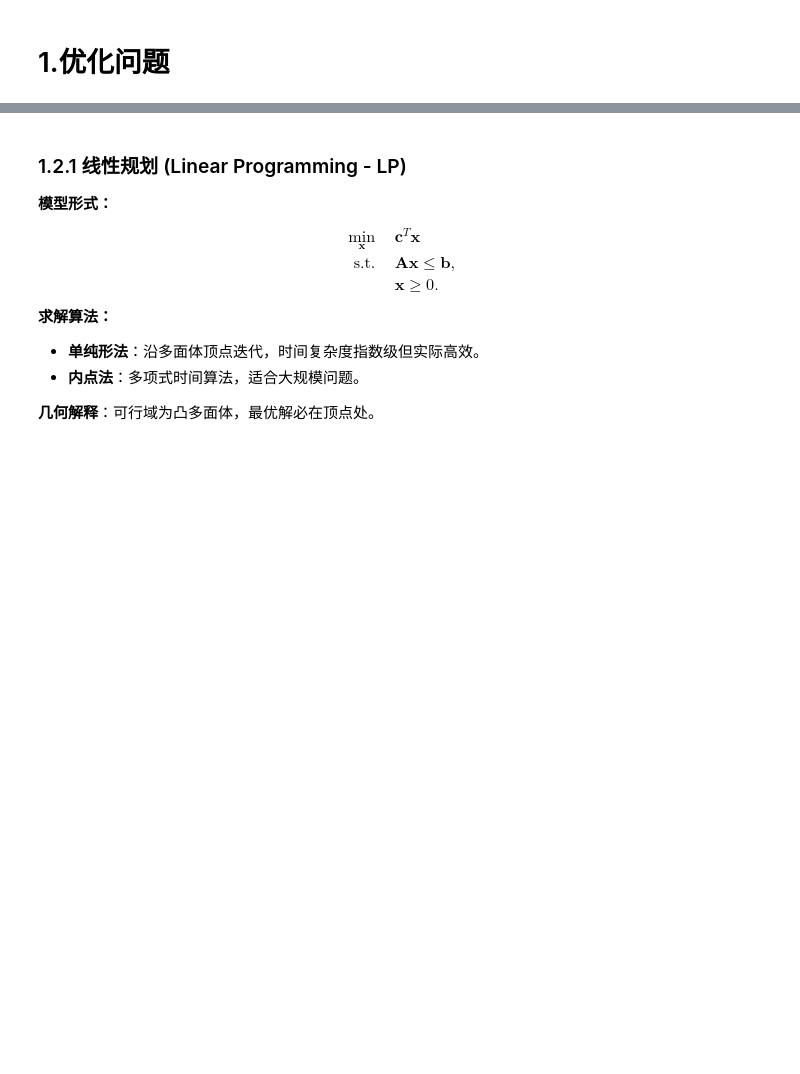
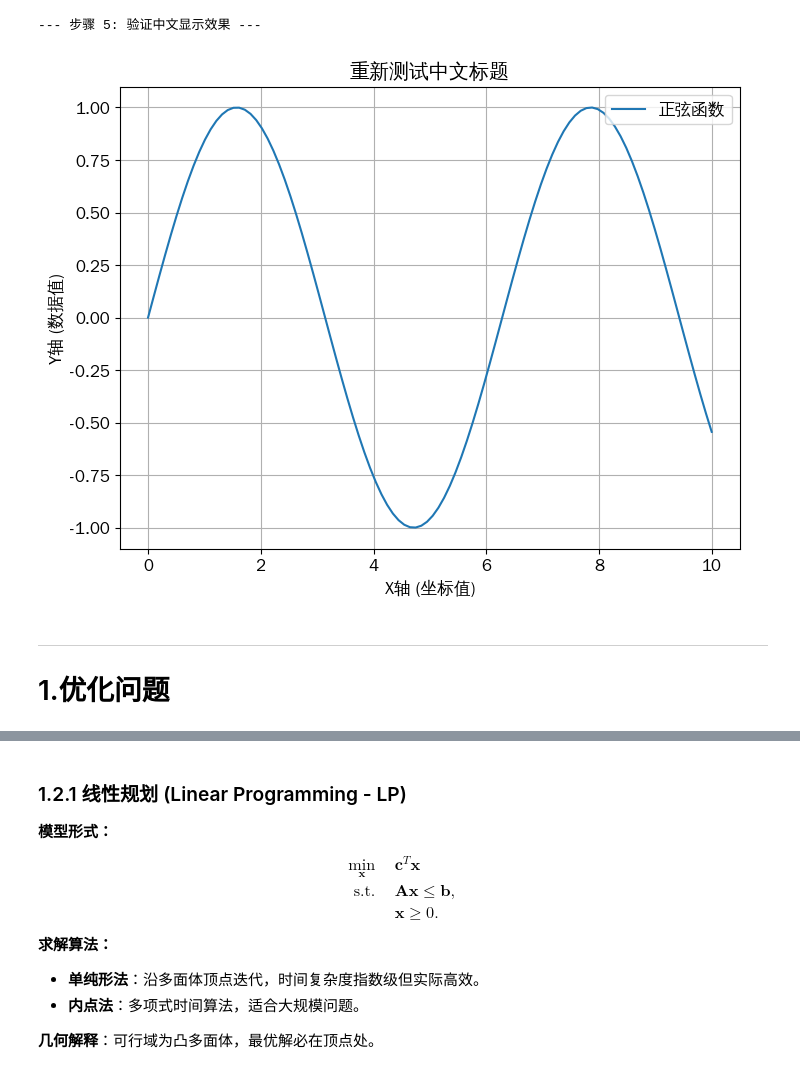
Before and after one commit to Renata1027/Mathematical-modeling, a Jupyter notebook: 4_图论_规划.ipynb, the cells around one changed output, grey strips where cells are left out. Saved outputs shown, nothing was run; the diff lists cells and outputs as text; code cells hidden in the pictures; blank space fills up the shorter version.

```diff
--- a/4_图论_规划.ipynb
+++ b/4_图论_规划.ipynb
@@ -3,3 +65,23 @@
+# %%
+# --- 步骤 5: 验证中文显示效果 (请在重启运行时后运行此代码) ---
+print("\n--- 步骤 5: 验证中文显示效果 ---")
+import numpy as np
+# 由于 Matplotlib 已经导入，这里不再需要重复导入 matplotlib.pyplot as plt
+# import matplotlib.pyplot as plt
+x = np.linspace(0, 10, 100)
+y = np.sin(x)
+plt.figure(figsize=(8, 6))
+plt.plot(x, y)
+plt.title('重新测试中文标题')
+plt.xlabel('X轴 (坐标值)')
+plt.ylabel('Y轴 (数据值)')
+plt.legend(['正弦函数'], loc='upper right')
+plt.grid(True)
+plt.show()
+# %% [output]
+--- 步骤 5: 验证中文显示效果 ---
+[figure, added]
 # %% [markdown]
+---
 # 1.优化问题
 # %% [markdown]
```
Also changed, not shown: parts of 37 cells of this notebook.
